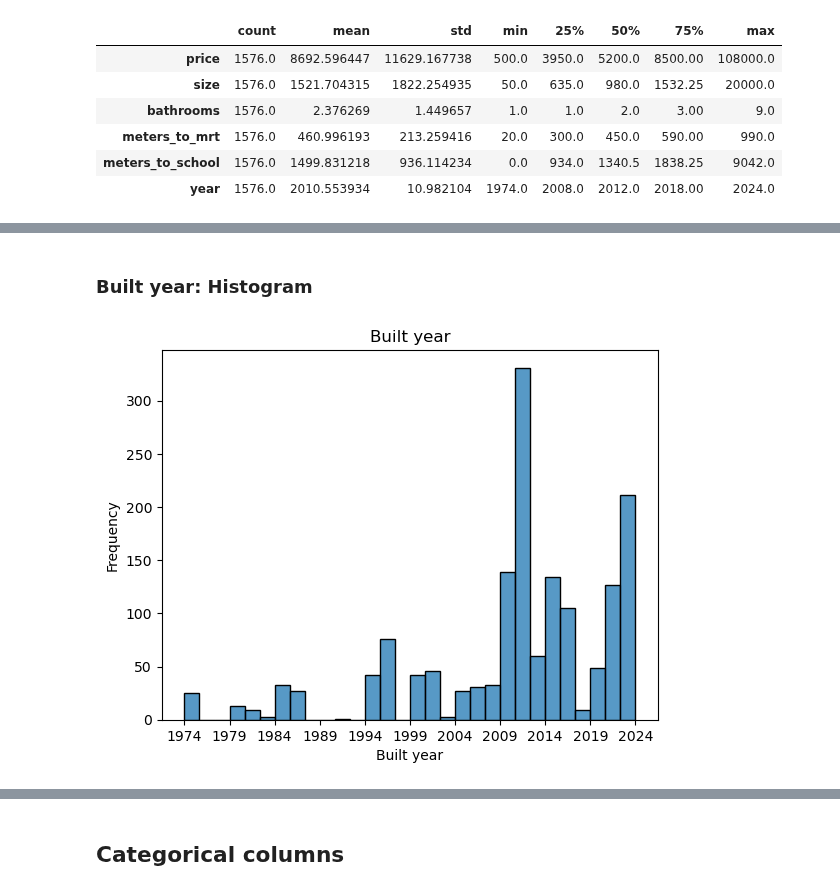
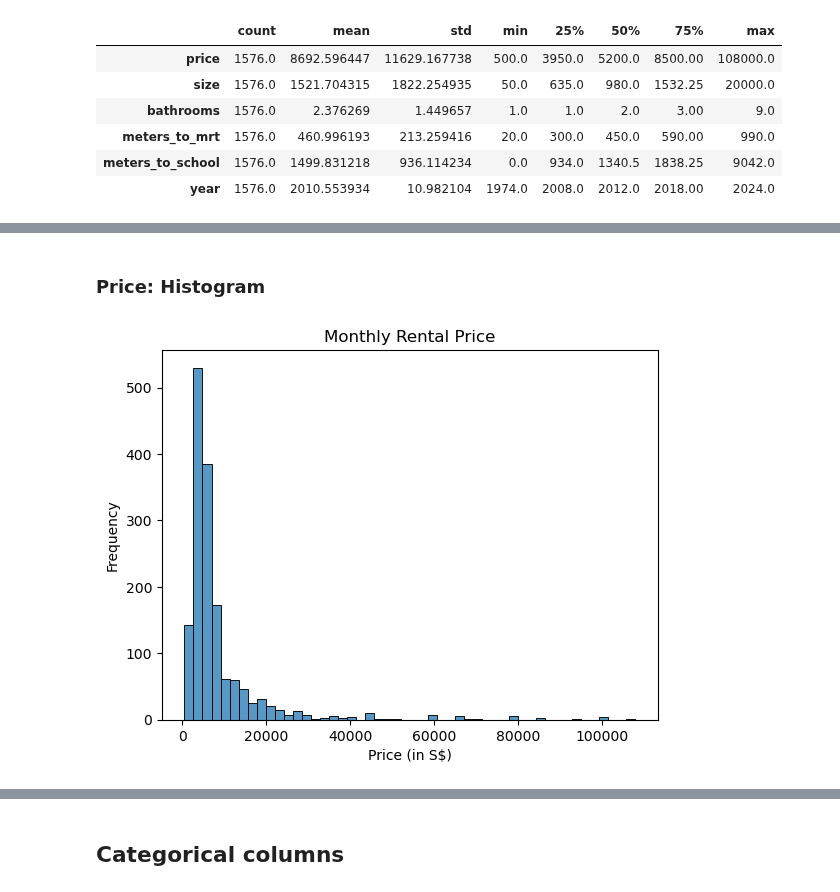
Before and after one commit to JensBender/rental-price-prediction, a Jupyter notebook: data_preprocessing.ipynb, the cells around one changed output, grey strips where cells are left out. Cells and saved outputs as stored; diff of their text form; code cells hidden in the pictures.

Commit message:
in preprocessing, use seaborn for histograms of price and size

```diff
--- a/data_preprocessing.ipynb
+++ b/data_preprocessing.ipynb
@@ -1058,20 +950,20 @@ plt.show()
-# %% [markdown]
-### Built year: Histogram
-# %%
-# Create a histogram
-sns.histplot(df["year"])
-
-# Set x-axis markers every 5 years
-plt.xticks(range(df["year"].min(), df["year"].max() + 1, 5))
-
-# Add axes labels
-plt.xlabel("Built year")
-plt.ylabel("Frequency")
-
-# Add title
-plt.title("Built year")
-
-# Show the plot
-plt.show()
-# %% [output]
-[figure, removed]
+# %% [markdown]
+### Price: Histogram
+# %%
+# Create a histogram
+sns.histplot(df["price"], bins=50)
+
+# Add axes labels
+plt.xlabel("Price (in S$)")
+plt.ylabel("Frequency")
+
+# Set x-axis limits
+# plt.xlim(0, 25000)
+
+# Add title
+plt.title("Monthly Rental Price")
+
+# Show the plot
+plt.show()
+# %% [output]
+[figure, added]
```
Also changed, not shown: parts of 31 cells of this notebook.
